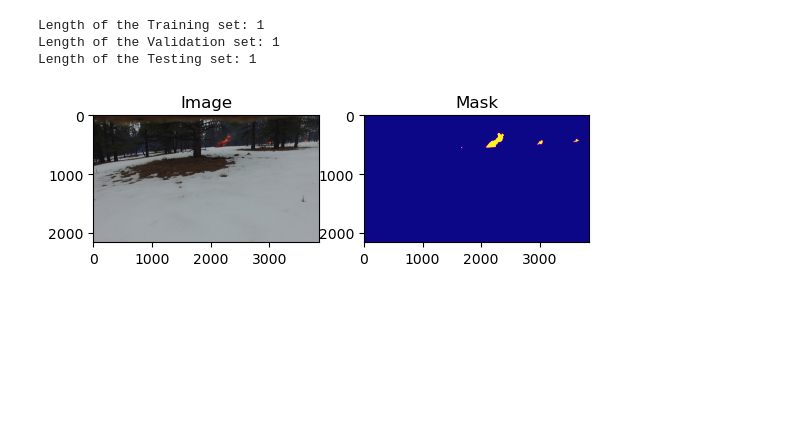
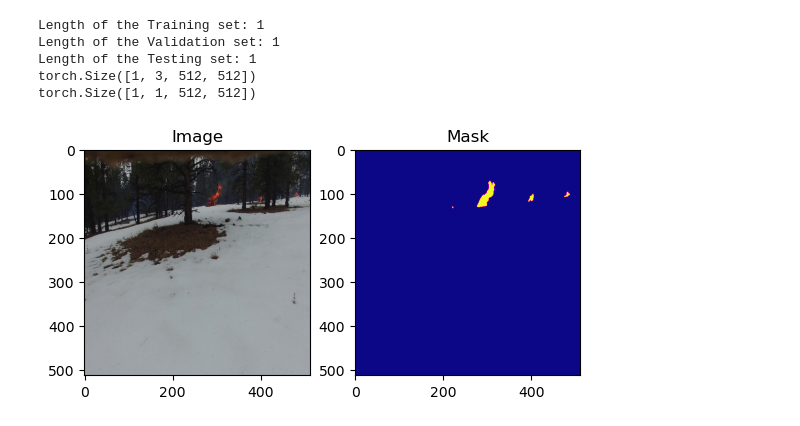
Before and after one commit to zemendes1/FLAME_SCOUT, a Jupyter notebook: Segmentation/FLAME_SCOUT_seg.ipynb, the cells around one changed output. Drawn from its saved outputs; the diff is of its cells as text; code cells hidden in the pictures; blank space fills up the shorter version.

```diff
--- a/Segmentation/FLAME_SCOUT_seg.ipynb
+++ b/Segmentation/FLAME_SCOUT_seg.ipynb
@@ -65,7 +67,7 @@ class FireDataset(Dataset):
         self.data = []
         self.image_path = image_path
         self.masks_path = masks_path
-        self.img_dim=(3840, 2160)
+        self.img_dim=(512, 512)
         self.transform = transform
 
         self.image_file_list = glob.glob(self.image_path + "/*.jpg")
@@ -79,7 +81,7 @@ class FireDataset(Dataset):
 
                 mask = cv2.imread(self.masks_file_list[i], cv2.IMREAD_UNCHANGED)
                 mask = mask * 255
-                masks_path = cv2.resize(mask, self.img_dim)
+                mask = cv2.resize(mask, self.img_dim)
                 mask_tensor = self.transform(mask)
 
                 self.data.append([img_tensor, mask_tensor])
@@ -93,15 +95,15 @@ class FireDataset(Dataset):
 
     def __getitem__(self, index):
         image, mask = self.data[index]
-        return {'image': image, 'mask': mask}
+        #return {'image': image, 'mask': mask}
+        return image, mask
 # %%
 image_path = "Images"
 mask_path = "Masks"
-torch.set_printoptions(threshold=1000)
+
 image_files = os.listdir(image_path)
 mask_files = os.listdir(mask_path)
 
-print(len(image_files))
 transform = transforms.Compose([transforms.ToTensor()])
 dataset = FireDataset(image_path,mask_path, transform)
 length = FireDataset.__len__(dataset)
@@ -119,36 +121,39 @@ test_loader = DataLoader(test_data, batch_size=batch_size, shuffle=False)
 #print(train_loader.__iter__().__next__()['image'].shape)
 print('Length of the Training set: '+str(len(train_data)))
 print('Length of the Validation set: '+str(len(val_data)))
 print('Length of the Testing set: '+str(len(test_data)))
 
 # Printing one image and mask
 
 # Assuming train_loader is your DataLoader
 data_iterator = iter(train_loader)
 batch = next(data_iterator)
-image = batch['image'][0]  # Assuming you want to visualize the first image in the batch
-mask = batch['mask'][0, 0]  # Assuming 'mask' is the key for your mask in the batch and it's one-dimensional
-
+image = batch[0]  # Assuming you want to visualize the first image in the batch
+print(image.shape)
+mask = batch[1]  # Assuming 'mask' is the key for your mask in the batch and it's one-dimensional
+print(mask.shape)
 # Assuming the image and mask are in CHW format (channels, height, width)
-image = image.permute(1, 2, 0)  # Change to HWC for matplotlib
+image = image[0].permute(1, 2, 0)  # Change to HWC for matplotlib
 
 # Convert the torch tensors to NumPy arrays
 image = image.numpy()
 mask = mask.numpy()
 
 # Display the image
 plt.subplot(1, 2, 1)
 plt.imshow(image)
 plt.title('Image')
 
 # Display the mask
 plt.subplot(1, 2, 2)
-plt.imshow(mask, cmap='plasma')
+plt.imshow(mask[0][0], cmap='plasma')
 plt.title('Mask')
 
 plt.show()
 # %% [output]
 Length of the Training set: 1
 Length of the Validation set: 1
 Length of the Testing set: 1
+torch.Size([1, 3, 512, 512])
+torch.Size([1, 1, 512, 512])
-[figure, old version]
+[figure, new version]
```
Also changed, not shown: parts of 8 cells of this notebook.
